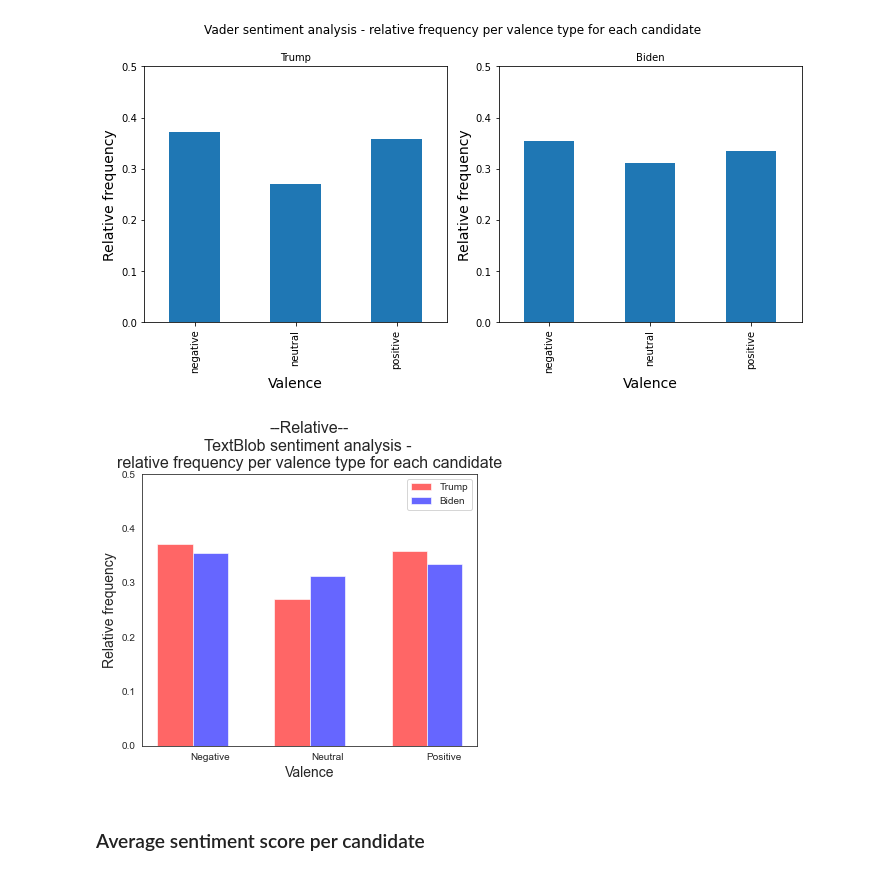
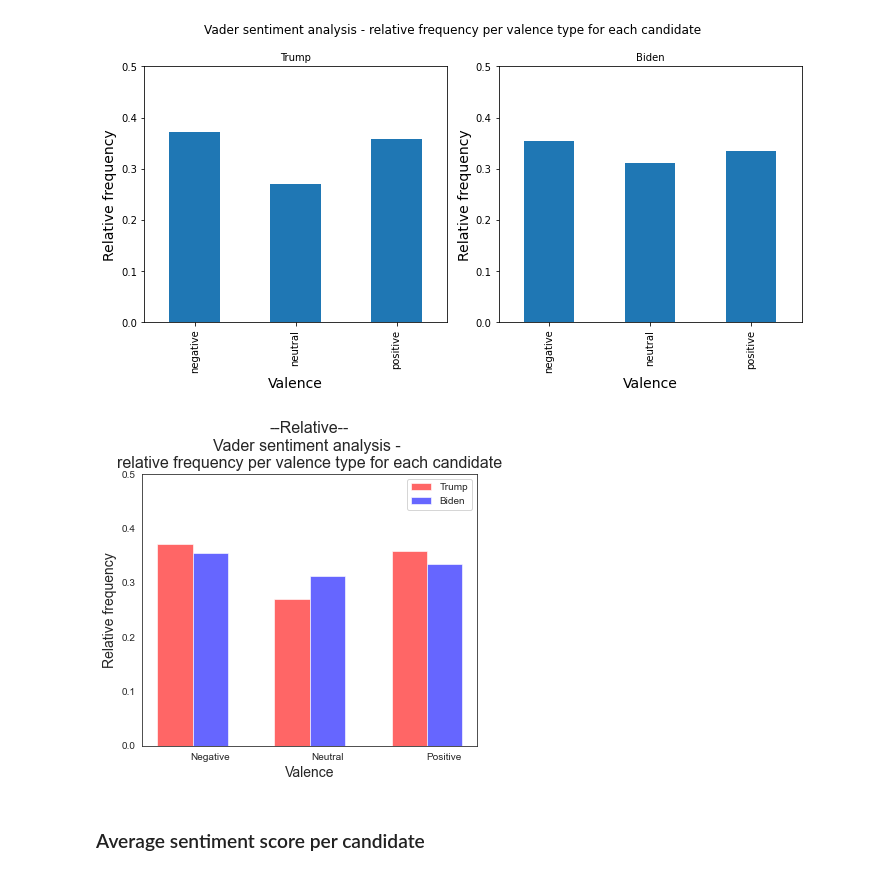
Before and after one commit to cl-xy/us-politics-social-media, a Jupyter notebook: sentiment analysis.ipynb, the cells around one changed output. Drawn from its saved outputs; the diff is of its cells as text; code cells hidden in the pictures.

```diff
--- a/sentiment analysis.ipynb
+++ b/sentiment analysis.ipynb
@@ -258,31 +259,31 @@ plt.show()
 # %%
 plt.figure(figsize=(6,5))
 sns.set_style("white")
 
 ax = plt.gca()
-ax.set_title('--Relative--\nTextBlob sentiment analysis - \nrelative frequency per valence type for each candidate', fontsize=16)
+ax.set_title('--Relative--\nVader sentiment analysis - \nrelative frequency per valence type for each candidate', fontsize=16)
 
 features = np.array([1,2,3])
 
 trump = get_valence_relative_freq(trump_df)
 ax.bar(features-0.3, trump.values, width=0.3, align = 'center', color = 'r', alpha= .6)
 
 biden = get_valence_relative_freq(biden_df)
 ax.bar(features, biden.values, width=0.3, align = 'center', color = 'b', alpha= .6)
 
 ax.set_ylim(0, .5)
 ax.set_xlabel('Valence', fontsize = 14)
 ax.set_ylabel('Relative frequency', fontsize = 14)
 
 ax.set_xticklabels(['', '', 'Negative', '', 'Neutral', '', 'Positive'])
 
 labels= ["Trump", "Biden"]
 ax.legend(labels)
 
 fig.tight_layout(rect=[0, 0.03, 1, 0.88])
 plt.show()
 # %% [output]
-[figure, old version]
+[figure, new version]
 # %% [markdown]
 ### Average sentiment score per candidate
 # %%
```
Also changed, not shown: parts of 13 cells of this notebook.
